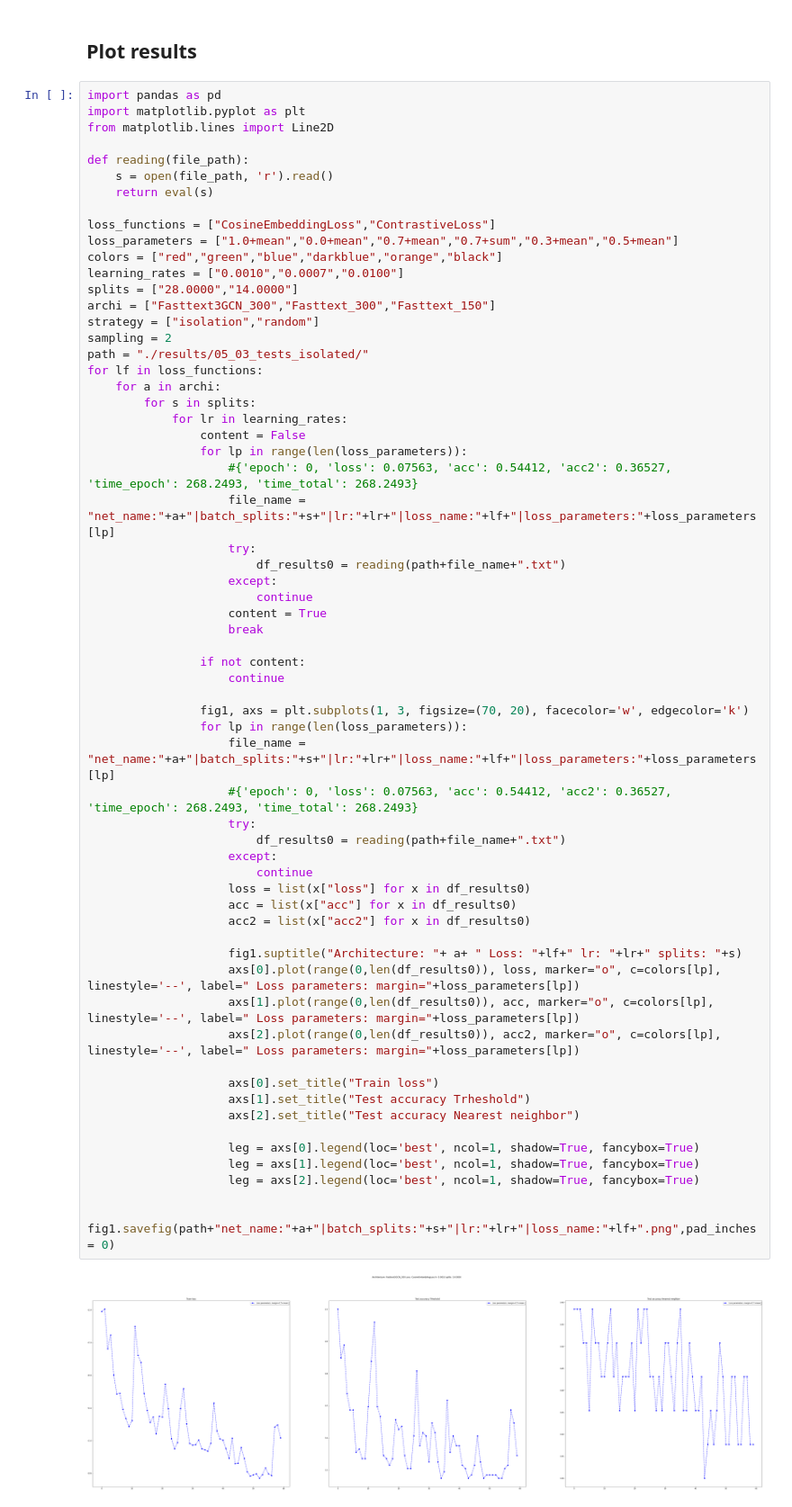
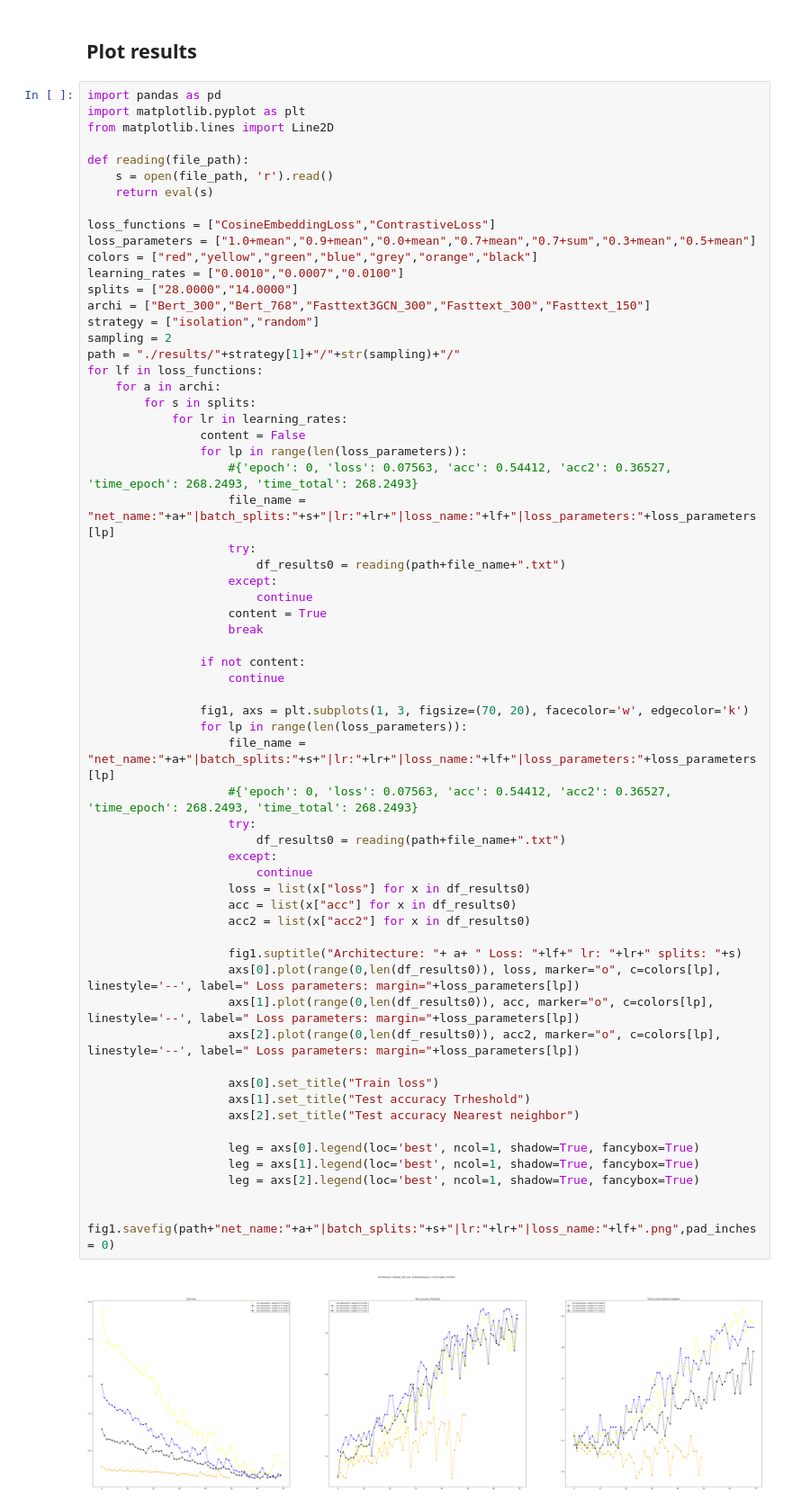
Before and after one commit to srpablino/gcnsm, a Jupyter notebook: step3_plot_results.ipynb, the cells around one changed output. Shown at 90% size. Saved outputs shown, nothing was run; the diff lists cells and outputs as text.

Commit message:
results local machine random

```diff
--- a/step3_plot_results.ipynb
+++ b/step3_plot_results.ipynb
@@ -10,14 +10,14 @@ def reading(file_path):
     return eval(s)
 
 loss_functions = ["CosineEmbeddingLoss","ContrastiveLoss"]
-loss_parameters = ["1.0+mean","0.0+mean","0.7+mean","0.7+sum","0.3+mean","0.5+mean"]
-colors = ["red","green","blue","darkblue","orange","black"]
+loss_parameters = ["1.0+mean","0.9+mean","0.0+mean","0.7+mean","0.7+sum","0.3+mean","0.5+mean"]
+colors = ["red","yellow","green","blue","grey","orange","black"]
 learning_rates = ["0.0010","0.0007","0.0100"]
 splits = ["28.0000","14.0000"]
-archi = ["Fasttext3GCN_300","Fasttext_300","Fasttext_150"]
+archi = ["Bert_300","Bert_768","Fasttext3GCN_300","Fasttext_300","Fasttext_150"]
 strategy = ["isolation","random"]
 sampling = 2
-path = "./results/05_03_tests_isolated/"
+path = "./results/"+strategy[1]+"/"+str(sampling)+"/"
 for lf in loss_functions:
     for a in archi:
         for s in splits:
@@ -36,31 +36,31 @@ for lf in loss_functions:
                 if not content:
                     continue
 
                 fig1, axs = plt.subplots(1, 3, figsize=(70, 20), facecolor='w', edgecolor='k')
                 for lp in range(len(loss_parameters)):
                     file_name = "net_name:"+a+"|batch_splits:"+s+"|lr:"+lr+"|loss_name:"+lf+"|loss_parameters:"+loss_parameters[lp]
                     #{'epoch': 0, 'loss': 0.07563, 'acc': 0.54412, 'acc2': 0.36527, 'time_epoch': 268.2493, 'time_total': 268.2493}
                     try:
                         df_results0 = reading(path+file_name+".txt")
                     except:
                         continue
                     loss = list(x["loss"] for x in df_results0)
                     acc = list(x["acc"] for x in df_results0)
                     acc2 = list(x["acc2"] for x in df_results0)
 
                     fig1.suptitle("Architecture: "+ a+ " Loss: "+lf+" lr: "+lr+" splits: "+s)
                     axs[0].plot(range(0,len(df_results0)), loss, marker="o", c=colors[lp],  linestyle='--', label=" Loss parameters: margin="+loss_parameters[lp])
                     axs[1].plot(range(0,len(df_results0)), acc, marker="o", c=colors[lp],  linestyle='--', label=" Loss parameters: margin="+loss_parameters[lp])
                     axs[2].plot(range(0,len(df_results0)), acc2, marker="o", c=colors[lp],  linestyle='--', label=" Loss parameters: margin="+loss_parameters[lp])
 
                     axs[0].set_title("Train loss")
                     axs[1].set_title("Test accuracy Trheshold")
                     axs[2].set_title("Test accuracy Nearest neighbor")
 
                     leg = axs[0].legend(loc='best', ncol=1, shadow=True, fancybox=True)
                     leg = axs[1].legend(loc='best', ncol=1, shadow=True, fancybox=True)
                     leg = axs[2].legend(loc='best', ncol=1, shadow=True, fancybox=True)
 
                 fig1.savefig(path+"net_name:"+a+"|batch_splits:"+s+"|lr:"+lr+"|loss_name:"+lf+".png",pad_inches = 0)
 # %% [output]
-[figure, old version]
+[figure, new version]
```
Also changed, not shown: parts of 1 cell of this notebook, 53 other files.
